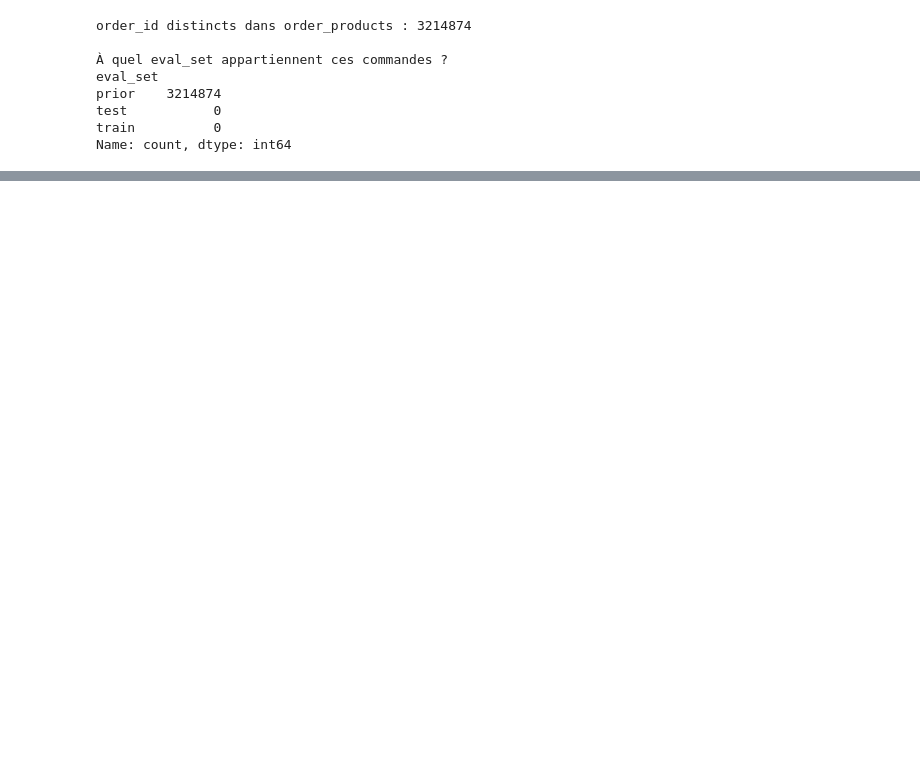
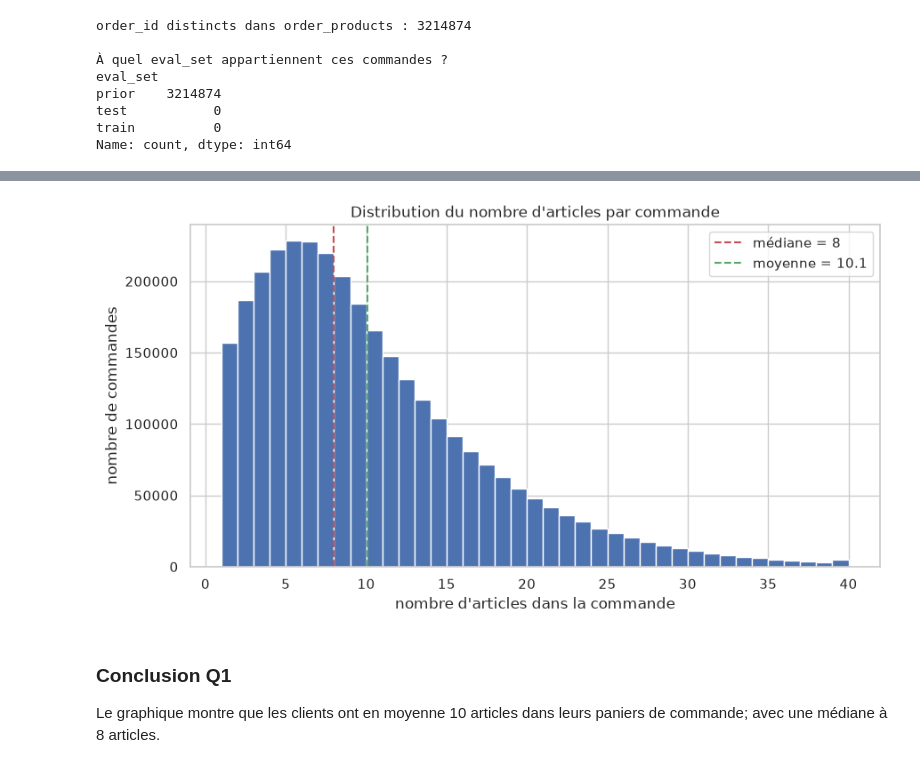
Before and after one commit to tranarivelo/joja-data-analysis, a Jupyter notebook: Analyse_Client.ipynb, the cells around one changed output, grey strips where cells are left out. Saved outputs shown, nothing was run; the diff lists cells and outputs as text; code cells hidden in the pictures; blank space fills up the shorter version.

Commit message:
Analyse_Client add: q1

```diff
--- a/Analyse_Client.ipynb
+++ b/Analyse_Client.ipynb
@@ -245,0 +288,12 @@ Conséquence concrète pour la suite :
+# %%
+paniers = order_products.merge(
+    produits[["product_id", "product_name", "aisle", "department"]],
+    on="product_id", how="left",
+)
+
+for col in ["product_name", "aisle", "department"]:
+    paniers[col] = paniers[col].astype("category")
+
+print("avant :", order_products.shape[0], " après :", paniers.shape[0], "  (doit être identique)")
+print("NA product_name :", paniers["product_name"].isna().sum())
+paniers.head(3)
@@ -245,0 +313,12 @@ Conséquence concrète pour la suite :
+# %%
+orders_prior = orders.loc[orders["eval_set"] == "prior"].drop(columns=["eval_set"])
+
+paniers = paniers.merge(
+    orders_prior[["order_id", "user_id", "order_number", "order_dow",
+                   "order_hour_of_day", "days_since_prior_order"]],
+    on="order_id", how="left",
+)
+
+print("lignes :", paniers.shape[0], "  colonnes :", paniers.shape[1])
+print("NA user_id :", paniers["user_id"].isna().sum(), "(doit être 0, sinon une commande n'a pas été retrouvée)")
+paniers.head(3)
@@ -245,0 +368,5 @@ Conséquence concrète pour la suite :
+# %%
+taille_panier = paniers.groupby("order_id").size()
+
+print("nombre de commandes :", len(taille_panier))
+taille_panier.describe()
@@ -245,0 +400,16 @@ Conséquence concrète pour la suite :
+# %%
+fig, ax = plt.subplots(figsize=(10, 5))
+ax.hist(taille_panier, bins=range(1, 41), color="#4C72B0", edgecolor="white")
+ax.axvline(taille_panier.median(), color="#C44E52", linestyle="--", label=f"médiane = {taille_panier.median():.0f}")
+ax.axvline(taille_panier.mean(), color="#55A868", linestyle="--", label=f"moyenne = {taille_panier.mean():.1f}")
+ax.set_xlabel("nombre d'articles dans la commande")
+ax.set_ylabel("nombre de commandes")
+ax.set_title("Distribution du nombre d'articles par commande")
+ax.legend()
+plt.show()
+# %% [output]
+[figure, added]
+# %% [markdown]
+### Conclusion Q1
+
+Le graphique montre que les clients ont en moyenne 10 articles dans leurs paniers de commande; avec une médiane à 8 articles.
```
Also changed, not shown: parts of 17 cells of this notebook.
